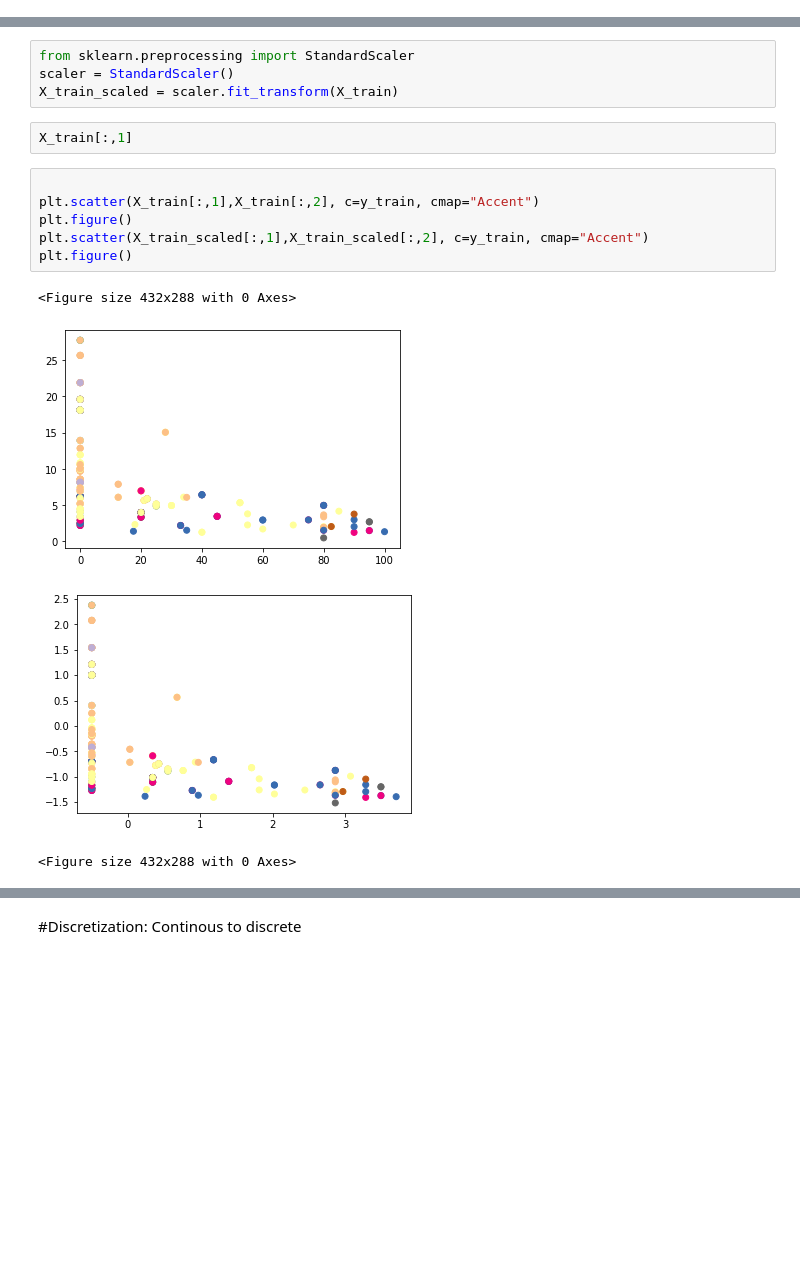
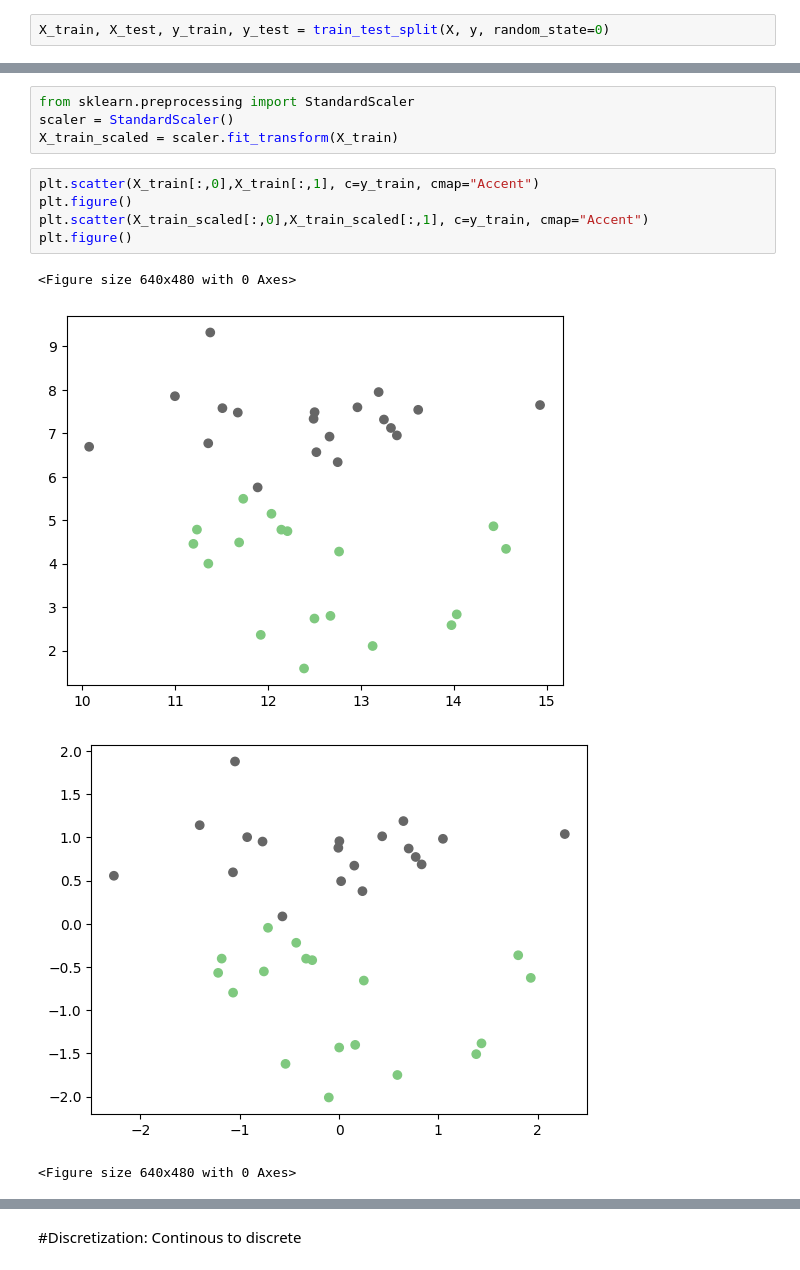
Before and after one commit to LunarArtemis/CP462, a Jupyter notebook: week10/data_sci_preprocessing.ipynb, the cells around one changed output, grey strips where cells are left out. Drawn from its saved outputs; the diff is of its cells as text; blank space fills up the shorter version.

```diff
--- a/week10/data_sci_preprocessing.ipynb
+++ b/week10/data_sci_preprocessing.ipynb
@@ -201,22 +181,21 @@ array([[0.9304807 , 0.36634093],
+# %%
+X_train, X_test, y_train, y_test = train_test_split(X, y, random_state=0)
 # %% [markdown]
 # comparison between scaling and not scaling on ridge regression and KNN
 # %%
 from sklearn.preprocessing import StandardScaler
 scaler = StandardScaler()
 X_train_scaled = scaler.fit_transform(X_train)
-# %%
-X_train[:,1]
 # %%
-
-plt.scatter(X_train[:,1],X_train[:,2], c=y_train, cmap="Accent")
+plt.scatter(X_train[:,0],X_train[:,1], c=y_train, cmap="Accent")
 plt.figure()
-plt.scatter(X_train_scaled[:,1],X_train_scaled[:,2], c=y_train, cmap="Accent")
+plt.scatter(X_train_scaled[:,0],X_train_scaled[:,1], c=y_train, cmap="Accent")
 plt.figure()
 # %% [output]
-<Figure size 432x288 with 0 Axes>
+<Figure size 640x480 with 0 Axes>
-[figure, old version]
+[figure, new version]
-[figure, old version]
+[figure, new version]
-<Figure size 432x288 with 0 Axes>
+<Figure size 640x480 with 0 Axes>
 # %%
 X_train_scaled
 # %% [output]
```
Also changed, not shown: parts of 26 cells of this notebook, 1 other file.
